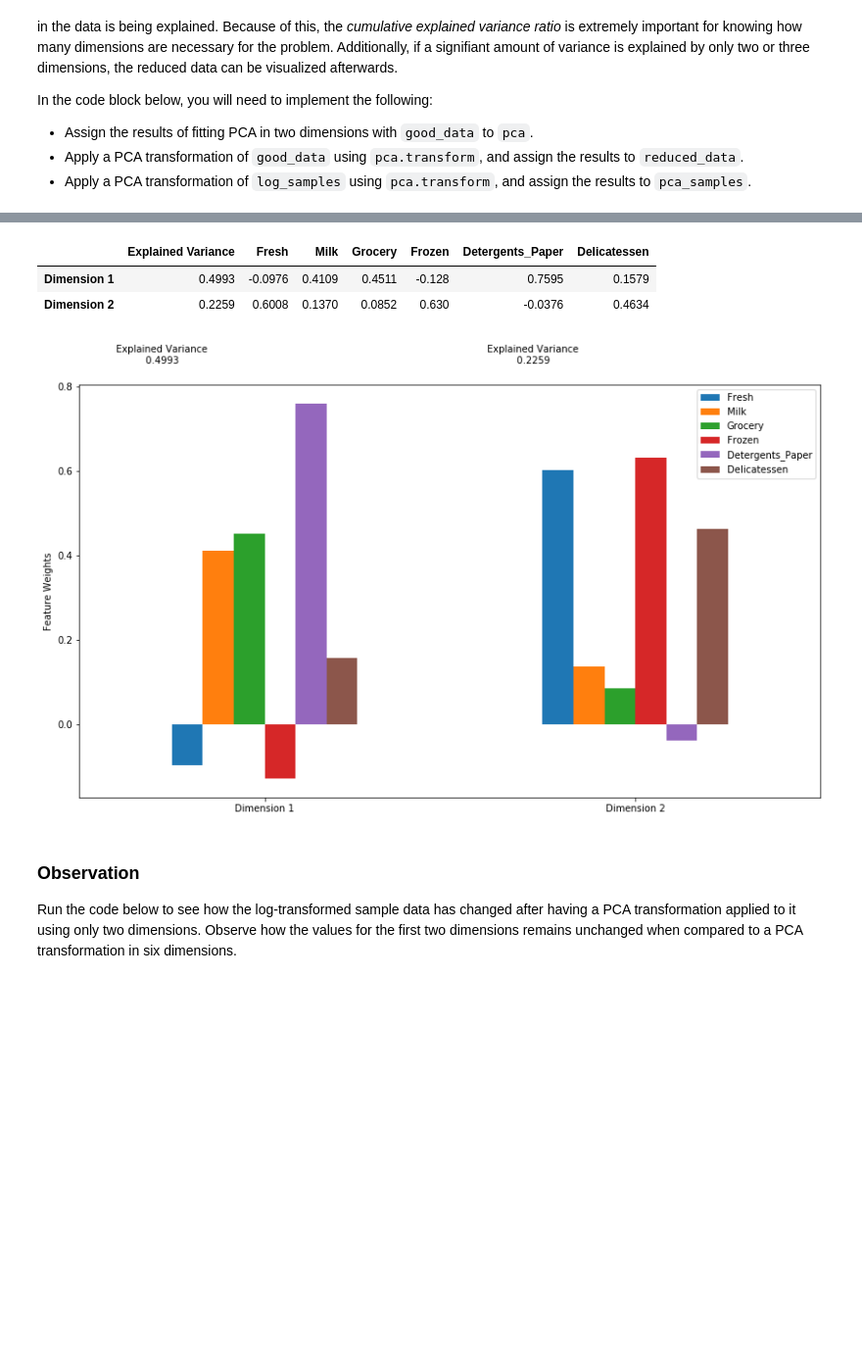
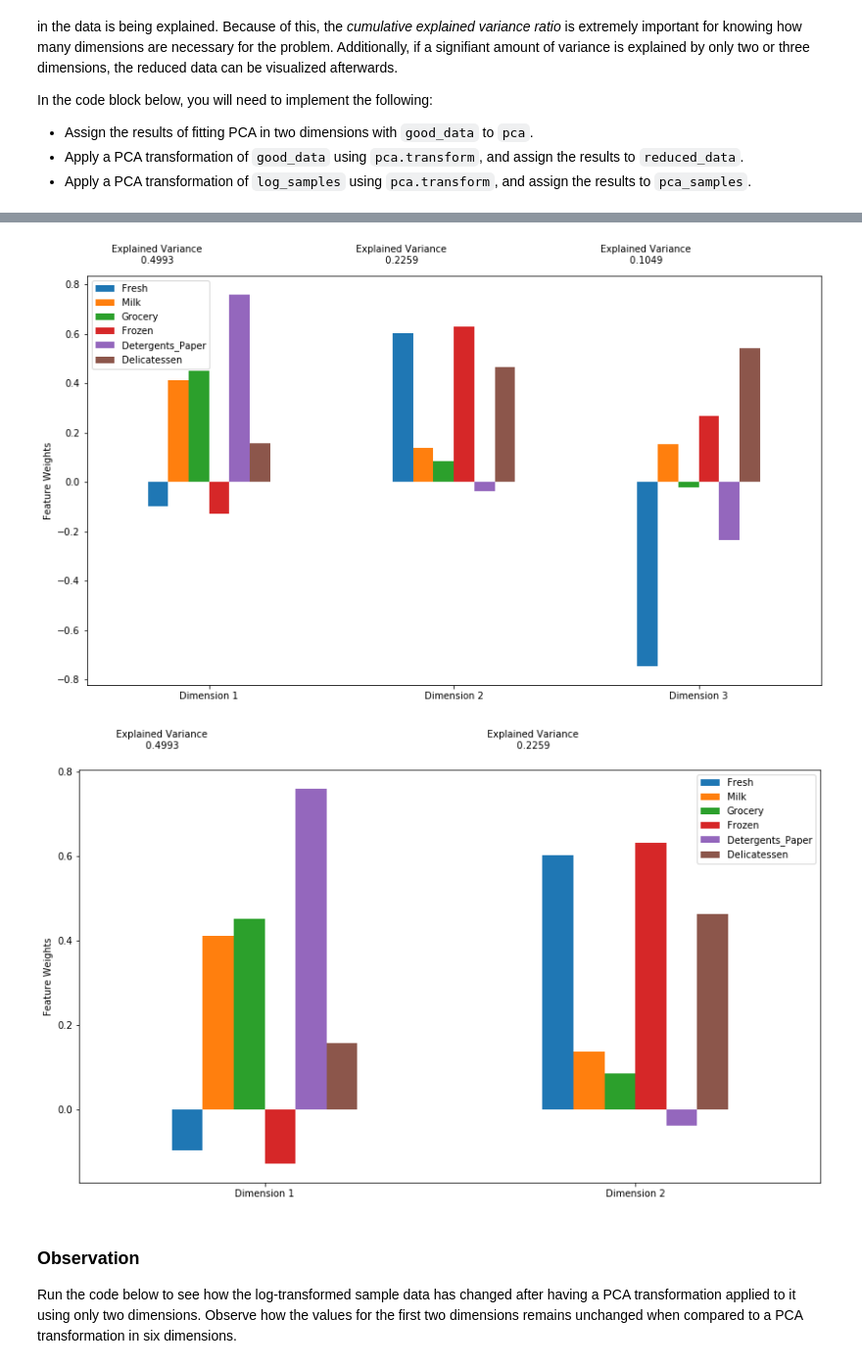
Before and after one commit to wonderlives/machine-learning, a Jupyter notebook: projects/customer_segments/customer_segments.ipynb, the cells around one changed output, grey strips where cells are left out. Shown at 98% size. Cells and saved outputs as stored; diff of their text form; code cells hidden in the pictures; blank space fills up the shorter version.

```diff
--- a/projects/customer_segments/customer_segments.ipynb
+++ b/projects/customer_segments/customer_segments.ipynb
@@ -69,7 +69,7 @@ display(data.describe())
 To get a better understanding of the customers and how their data will transform through the analysis, it would be best to select a few sample data points and explore them in more detail. In the code block below, add **three** indices of your choice to the `indices` list which will represent the customers to track. It is suggested to try different sets of samples until you obtain customers that vary significantly from one another.
 # %%
 # Select three indices of your choice you wish to sample from the dataset
-indices = [4, 124, 230]
+indices = [17, 124, 211]
 
 # Create a DataFrame of the chosen samples
 samples = pd.DataFrame(data.loc[indices], columns = data.keys()).reset_index(drop = True)
@@ -376,3 +463,21 @@ pca_samples = pca.transform(log_samples)
 pca_results = vs.pca_results(good_data, pca)
 # %% [output]
 [figure]
+# %%
+# Create index names
+index = []
+for i in range(1,7):
+    index.append('Dimension'+str(i))
+
+# Present result
+display(pd.DataFrame(pca.explained_variance_ratio_, columns = ['Variance Explained'], index = index))
+
+# Answer to the questions:
+print 'The total viriance explained by PC1 and PC2 is', pca.explained_variance_ratio_[0] + pca.explained_variance_ratio_[1]
+print 'The total viriance explained by PC1, PC2, PC3 and PC4 is', pca.explained_variance_ratio_[0] + pca.explained_variance_ratio_[1] +\
+pca.explained_variance_ratio_[2] + pca.explained_variance_ratio_[3]
+
+# Plot accumulative viriance explained.
+total = np.cumsum(pca.explained_variance_ratio_)
+result_total = pd.DataFrame(total, columns = ['Total Variance Explained'], index = index)
+result_total.plot(figsize = (8,6))
@@ -408,22 +597,35 @@ In the code block below, you will need to implement the following:
 # %%
-# Apply PCA by fitting the good data with only two dimensions
-pca = PCA(n_components=2)
-pca.fit(good_data)
+def PCA_reduce_data (data, components):
 
-# Transform the good data using the PCA fit above
-reduced_data = pca.transform(good_data)
+    global pca, reduced_data, pca_samples, reduced_data, index
 
-# Transform the sample log-data using the PCA fit above
-pca_samples = pca.transform(log_samples)
+    # Create index names
+    index = []
+    for i in range(1,components+1):
+        index.append('Dimension ' +str(i))
 
-# Create a DataFrame for the reduced data
-reduced_data = pd.DataFrame(reduced_data, columns = ['Dimension 1', 'Dimension 2'])
-vs.pca_results(good_data, pca)
+    # Apply PCA by fitting the good data with only two dimensions
+    pca = PCA(n_components= components)
+    pca.fit(data)
+
+    # Transform the good data using the PCA fit above
+    reduced_data = pca.transform(data)
+
+    # Transform the sample log-data using the PCA fit above
+    pca_samples = pca.transform(log_samples)
+
+    # Create a DataFrame for the reduced data
+    reduced_data = pd.DataFrame(reduced_data, columns = index)
+    vs.pca_results(data, pca)
+
+# try PCA with 3 components
+PCA_reduce_data (good_data, 3)
+
+# try PCA with 2 components
+PCA_reduce_data (good_data, 2)
 # %% [output]
-|  | Explained Variance | Fresh | Milk | Grocery | Frozen | Detergents_Paper | Delicatessen |
-| Dimension 1 | 0.4993 | -0.0976 | 0.4109 | 0.4511 | -0.128 | 0.7595 | 0.1579 |
-| Dimension 2 | 0.2259 | 0.6008 | 0.1370 | 0.0852 | 0.630 | -0.0376 | 0.4634 |
-[figure, old version]
+[figure, new version]
+[figure, added]
 # %% [markdown]
 ### Observation
 Run the code below to see how the log-transformed sample data has changed after having a PCA transformation applied to it using only two dimensions. Observe how the values for the first two dimensions remains unchanged when compared to a PCA transformation in six dimensions.
```
Also changed, not shown: parts of 46 cells of this notebook.
